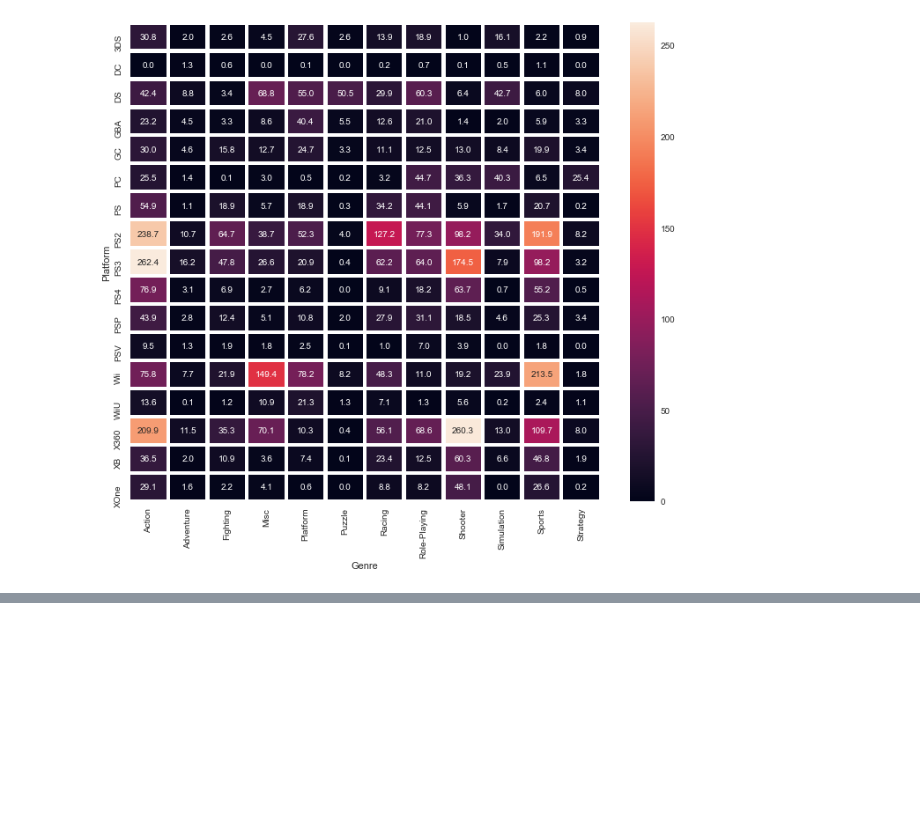
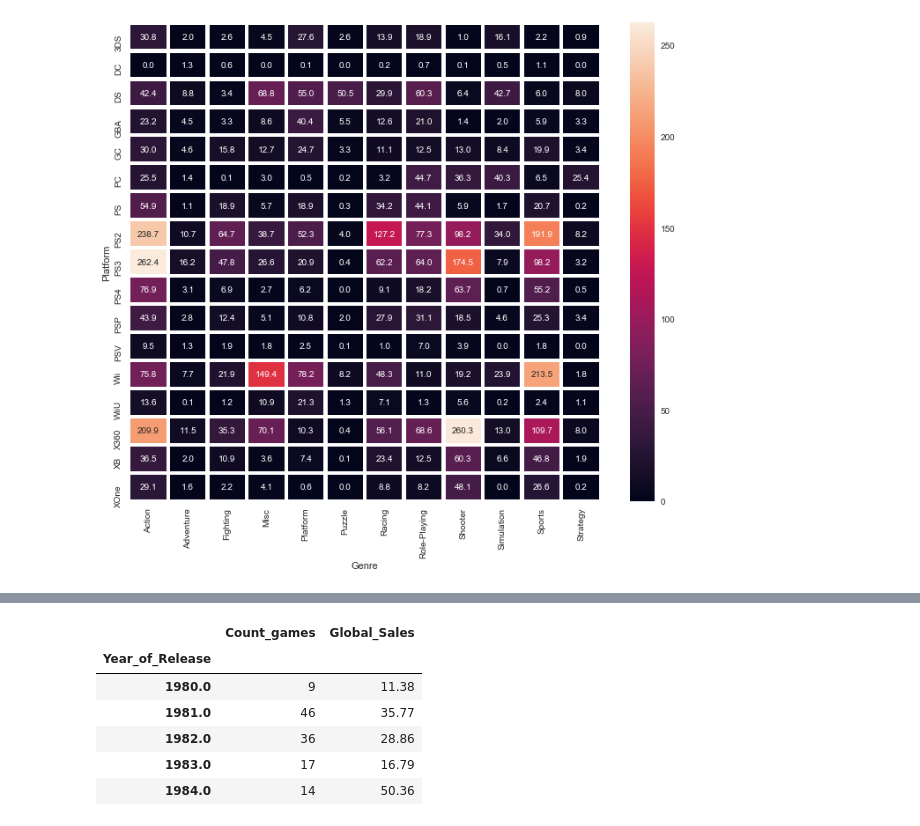
Before and after one commit to Wagenod/ODS-2018-Autumn, a Jupyter notebook: Lecture_02_visual_data_analysis/Learn/Untitled.ipynb, the cells around one changed output, grey strips where cells are left out. Cells and saved outputs as stored; diff of their text form; code cells hidden in the pictures; blank space fills up the shorter version.

```diff
--- a/Lecture_02_visual_data_analysis/Learn/Untitled.ipynb
+++ b/Lecture_02_visual_data_analysis/Learn/Untitled.ipynb
@@ -255,0 +281,18 @@ sns.heatmap(pivot, fmt = ".1f", linewidth = 3.5, annot = True)
+# %%
+# построим line plot с динамикой числа вышедших игр и их продаж по годам.
+games_count = data.groupby('Year_of_Release')[['Name']].count()
+games_sales = data.groupby('Year_of_Release')[['Global_Sales']].sum()
+# %%
+total = pd.merge(games_count, games_sales, how = 'left', on = 'Year_of_Release')
+# %%
+total.columns = ['Count_games', 'Global_Sales']
+# %%
+total.head()
+# %% [output]
+|  | Count_games | Global_Sales |
+| Year_of_Release |  |  |
+| 1980.0 | 9 | 11.38 |
+| 1981.0 | 46 | 35.77 |
+| 1982.0 | 36 | 28.86 |
+| 1983.0 | 17 | 16.79 |
+| 1984.0 | 14 | 50.36 |
```
Also changed, not shown: parts of 15 cells of this notebook, 4 other files.
